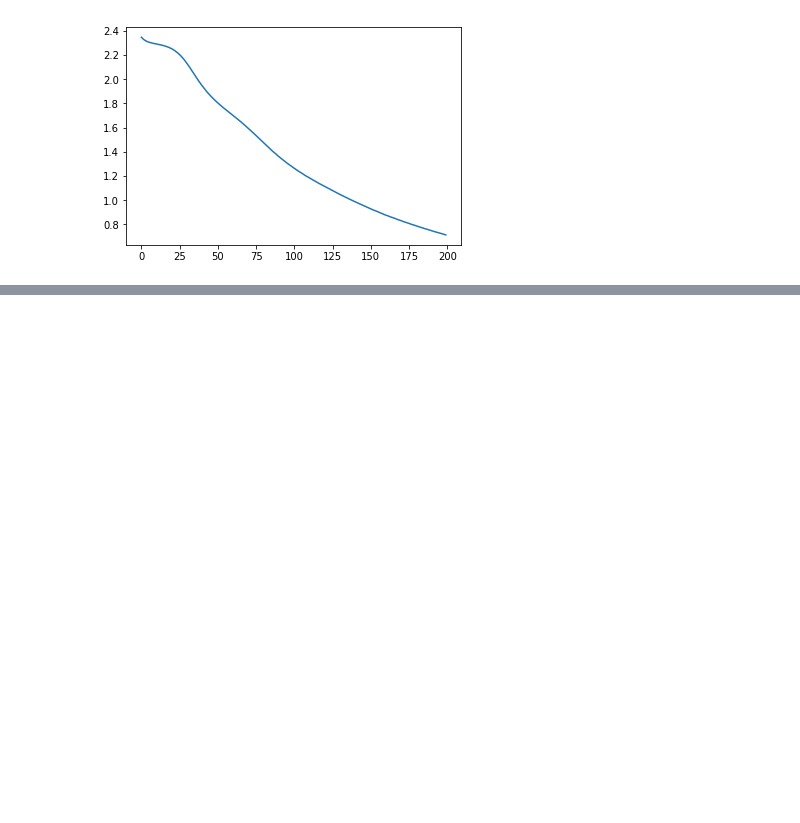
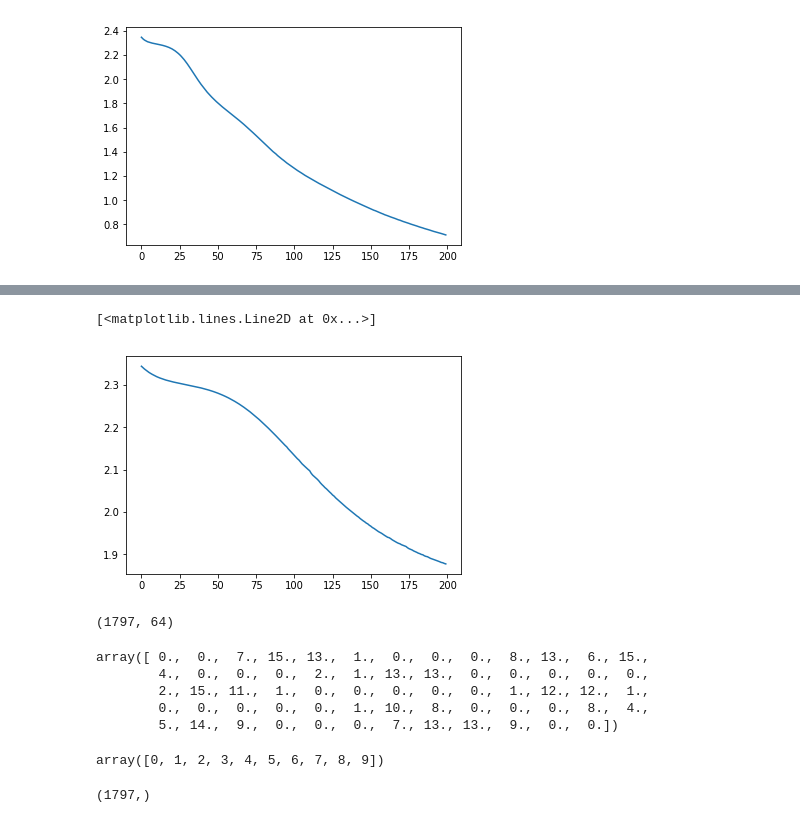
Before and after one commit to pinardi10/pinardi-antonius, a Jupyter notebook: digits_example.ipynb, the cells around one changed output, grey strips where cells are left out. Saved outputs shown, nothing was run; the diff lists cells and outputs as text; code cells hidden in the pictures; blank space fills up the shorter version.

```diff
--- a/digits_example.ipynb
+++ b/digits_example.ipynb
@@ -194,0 +242,5 @@ plt.plot(loss_values)
+# %%
+X = digits.data
+y = digits.target
+# Membagi data training dan testing(80:20)
+x_train, x_test, y_train, y_test = train_test_split(X,y, test_size= 2, random_state=1)
@@ -194,0 +267,6 @@ plt.plot(loss_values)
+# %%
+clf = MLPClassifier(hidden_layer_sizes=(2,2,2),  max_iter=200, alpha=0.0001,activation='logistic',
+                     solver='adam', verbose=10,  random_state=21,tol=0.000000001)
+# %%
+clf.fit(x_train, y_train)
+y_pred = clf.predict(x_test)
@@ -194,0 +291,27 @@ plt.plot(loss_values)
+# %%
+loss_values = clf.loss_curve_
+# %%
+plt.plot(loss_values)
+# %% [output]
+[<matplotlib.lines.Line2D at 0x...>]
+[figure, added]
+# %%
+digits.data.shape
+# %% [output]
+(1797, 64)
+# %%
+digits.data[3]
+# %% [output]
+array([ 0.,  0.,  7., 15., 13.,  1.,  0.,  0.,  0.,  8., 13.,  6., 15.,
+        4.,  0.,  0.,  0.,  2.,  1., 13., 13.,  0.,  0.,  0.,  0.,  0.,
+        2., 15., 11.,  1.,  0.,  0.,  0.,  0.,  0.,  1., 12., 12.,  1.,
+        0.,  0.,  0.,  0.,  0.,  1., 10.,  8.,  0.,  0.,  0.,  8.,  4.,
+        5., 14.,  9.,  0.,  0.,  0.,  7., 13., 13.,  9.,  0.,  0.])
+# %%
+digits.target_names
+# %% [output]
+array([0, 1, 2, 3, 4, 5, 6, 7, 8, 9])
+# %%
+digits.target.shape
+# %% [output]
+(1797,)
```
Also changed, not shown: parts of 25 cells of this notebook.
